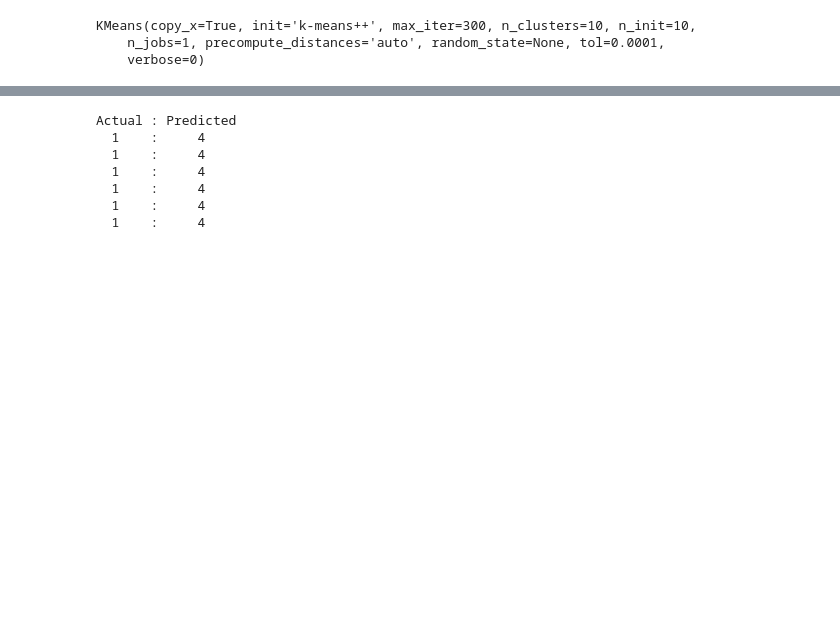
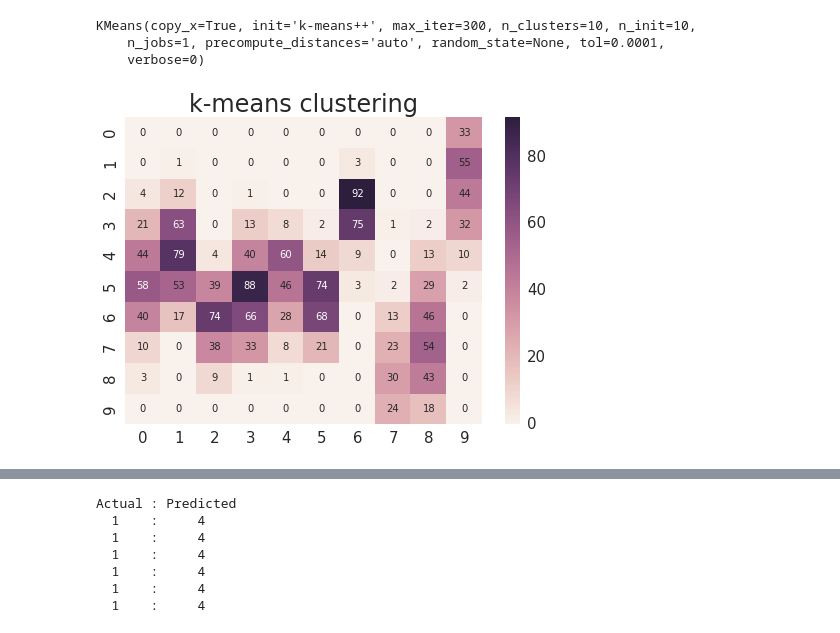
Before and after one commit to lcdm-uiuc/info490-sp16, a Jupyter notebook: Week5/notebooks/intro2cluster.ipynb, the cells around one changed output, grey strips where cells are left out. Drawn from its saved outputs; the diff is of its cells as text; code cells hidden in the pictures; blank space fills up the shorter version.

```diff
--- a/Week5/notebooks/intro2cluster.ipynb
+++ b/Week5/notebooks/intro2cluster.ipynb
@@ -291,7 +291,7 @@ pca = PCA(n_components=ncps, copy=True)
 data = pca.fit_transform(x)
 
 # We build our model assuming three clusters
-k_means = KMeans(n_clusters=10)
+k_means = KMeans(n_clusters=10, n_init=10)
 
 # We fit our data to assign classes
 k_means.fit(data)
@@ -299,3 +299,11 @@ k_means.fit(data)
 KMeans(copy_x=True, init='k-means++', max_iter=300, n_clusters=10, n_init=10,
     n_jobs=1, precompute_distances='auto', random_state=None, tol=0.0001,
     verbose=0)
+# %%
+from helper_code import mlplots as mlp
+
+l_test = data[:, 2]
+l_pred = k_means.predict(data)
+mlp.confusion(l_test, l_pred, range(10), 10, 'k-means clustering')
+# %% [output]
+[figure, added]
```
Also changed, not shown: parts of 4 cells of this notebook.
